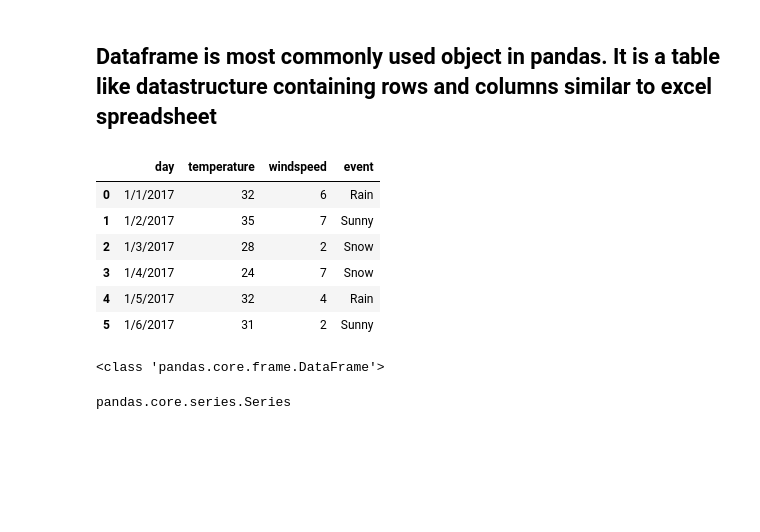
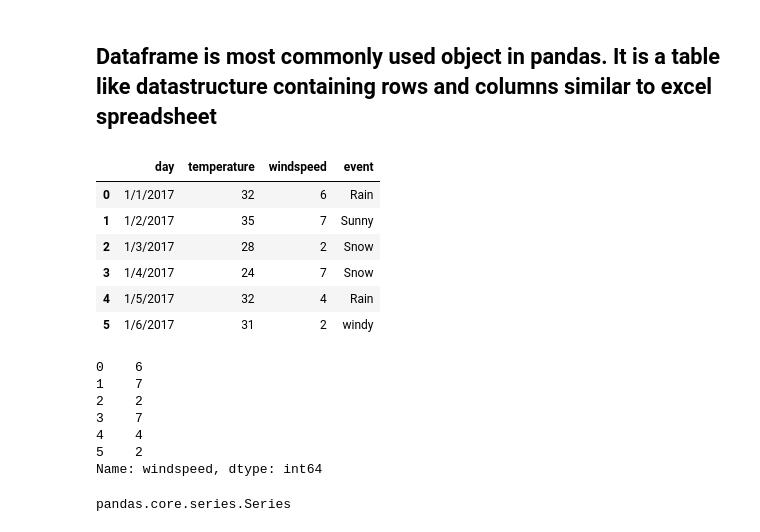
Before and after one commit to dtekluva/cohort4b1wknd, a Jupyter notebook: atha/pandas/2_dataframe_basics/dataframe_basics.ipynb, the cells around one changed output. Drawn from its saved outputs; the diff is of its cells as text; code cells hidden in the pictures; blank space fills up the shorter version.

```diff
--- a/atha/pandas/2_dataframe_basics/dataframe_basics.ipynb
+++ b/atha/pandas/2_dataframe_basics/dataframe_basics.ipynb
@@ -5,27 +5,39 @@
 # %%
 import pandas as pd
 weather_data = {
     'day': ['1/1/2017','1/2/2017','1/3/2017','1/4/2017','1/5/2017','1/6/2017'],
     'temperature': [32,35,28,24,32,31],
     'windspeed': [6,7,2,7,4,2],
-    'event': ['Rain', 'Sunny', 'Snow','Snow','Rain', 'Sunny']
+    'event': ['Rain', 'Sunny', 'Snow','Snow','Rain', 'windy']
 }
 df = pd.DataFrame(weather_data)
-df = pd.read_csv("weather_data.csv")
+# df = pd.read_csv("weather_data.csv")
 df
 # %% [output]
 |  | day | temperature | windspeed | event |
 | 0 | 1/1/2017 | 32 | 6 | Rain |
 | 1 | 1/2/2017 | 35 | 7 | Sunny |
 | 2 | 1/3/2017 | 28 | 2 | Snow |
 | 3 | 1/4/2017 | 24 | 7 | Snow |
 | 4 | 1/5/2017 | 32 | 4 | Rain |
-| 5 | 1/6/2017 | 31 | 2 | Sunny |
+| 5 | 1/6/2017 | 31 | 2 | windy |
-# %%
-df.shape # rows, columns = df.shape
-print(type(df))
-# %% [output]
-<class 'pandas.core.frame.DataFrame'>
+# %%
+df.shape # rows, columns = df.shape
+# df.columns[-2:] # indexing columns using dot notation
+# df.day
+# df.windspeed
+
+
+df["windspeed"] # indexing columns using square bracket notation
+df.["02/12-2021"]
+# %% [output]
+0    6
+1    7
+2    2
+3    7
+4    4
+5    2
+Name: windspeed, dtype: int64
 # %%
 type(df.day)
 # %% [output]
```
Also changed, not shown: parts of 10 cells of this notebook.
